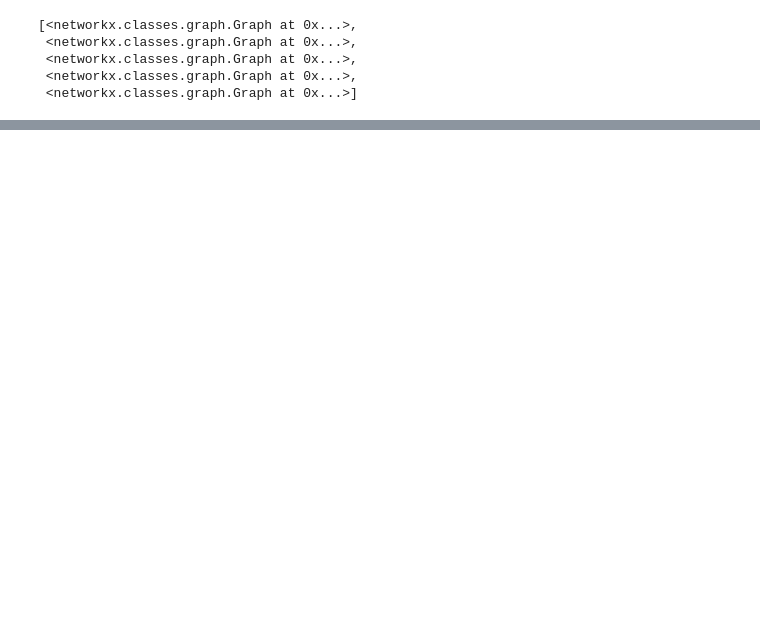
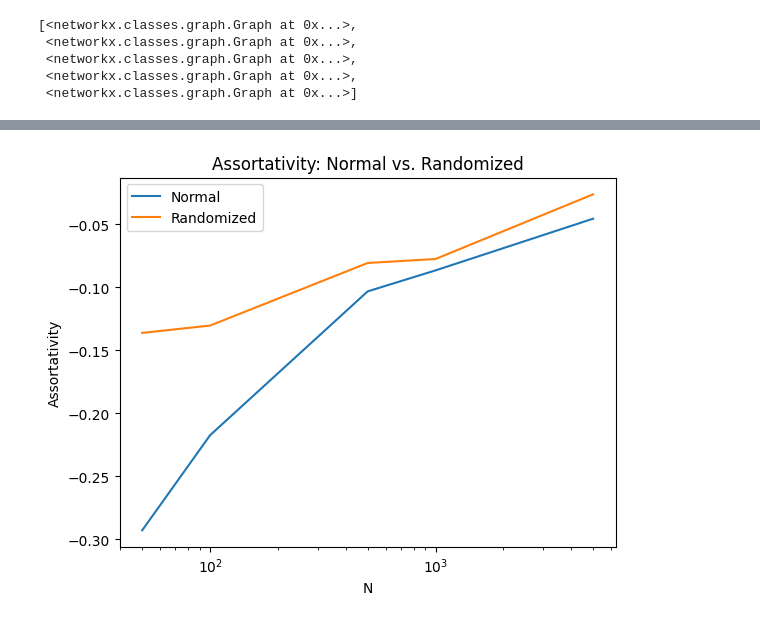
Before and after one commit to huyim/Netsci, a Jupyter notebook: Assi5/Hu_Yiming_EX5.ipynb, the cells around one changed output, grey strips where cells are left out. Drawn from its saved outputs; the diff is of its cells as text; code cells hidden in the pictures; blank space fills up the shorter version.

```diff
--- a/Assi5/Hu_Yiming_EX5.ipynb
+++ b/Assi5/Hu_Yiming_EX5.ipynb
@@ -133,0 +227,11 @@ glist
+# %%
+plt.plot(N, assortativity, label="Normal")
+plt.plot(N, r_assortativity, label="Randomized")
+plt.title("Assortativity: Normal vs. Randomized")
+plt.xlabel("N")
+plt.ylabel("Assortativity")
+plt.xscale("log")
+plt.legend()
+plt.show()
+# %% [output]
+[figure, added]
```
Also changed, not shown: parts of 16 cells of this notebook.
